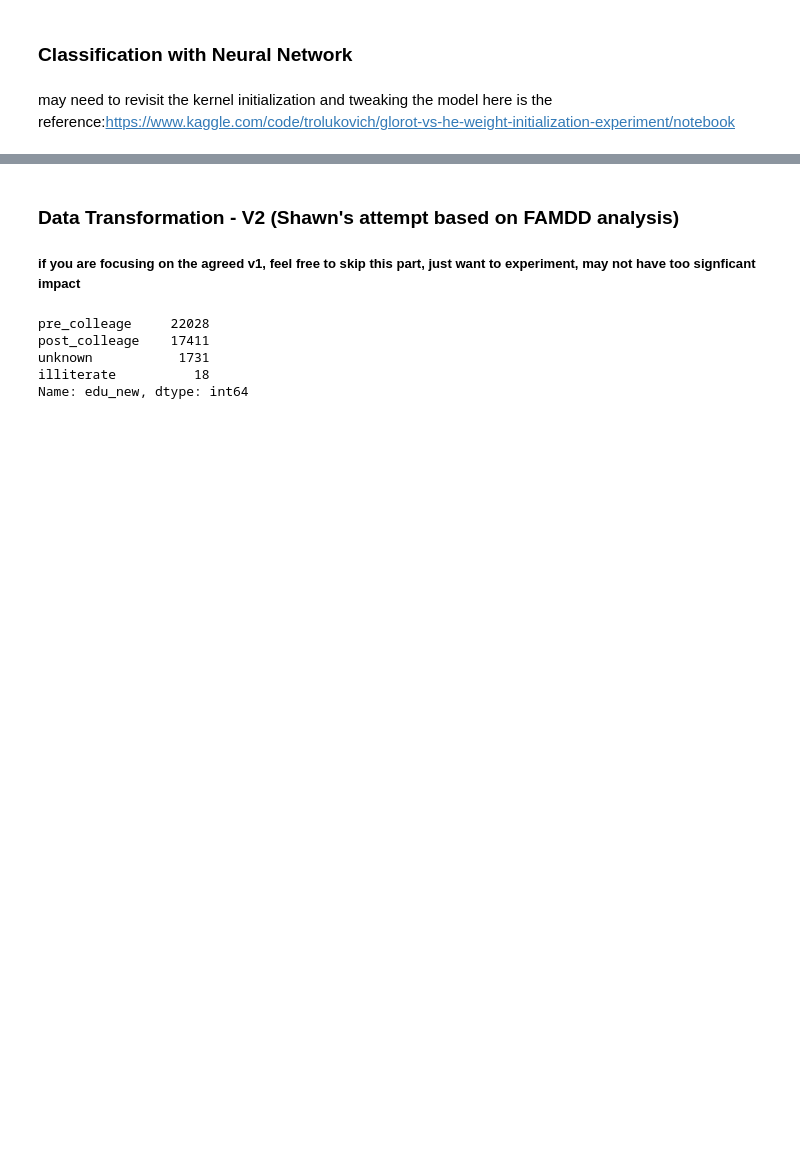
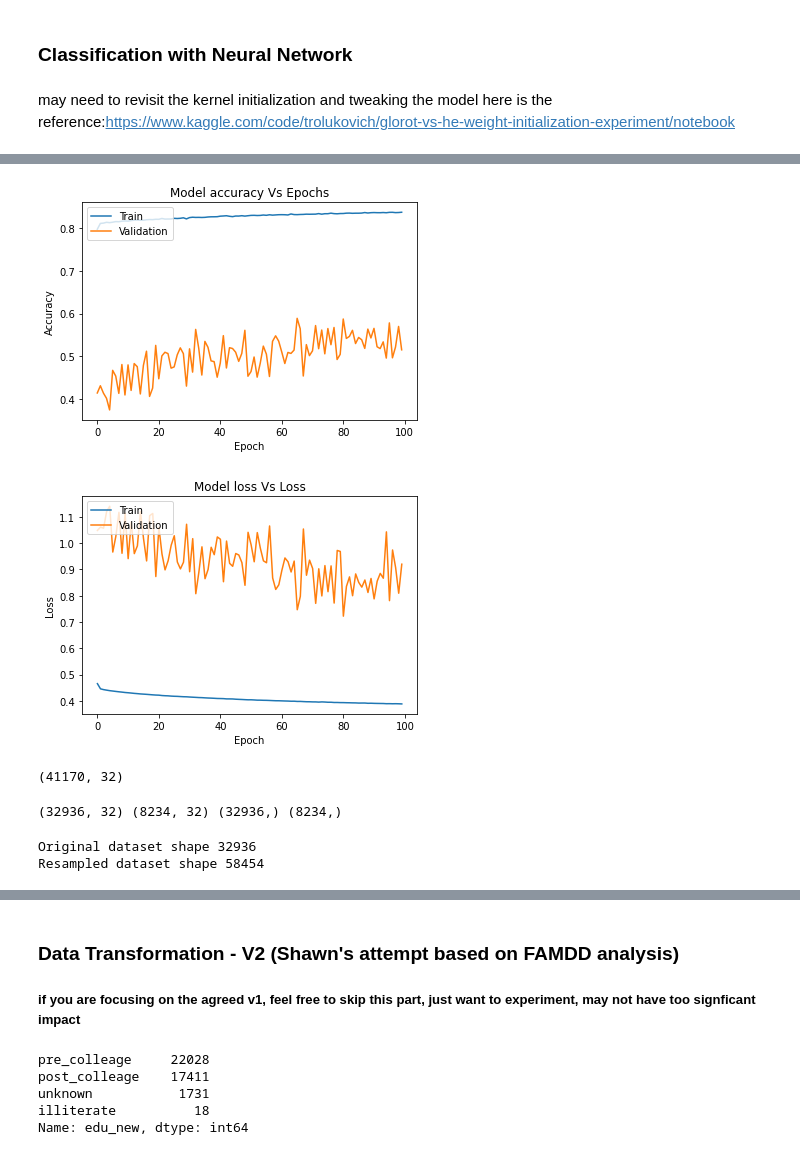
Before and after one commit to ShawnLiu119/Bank-Marketing_Clas-Clus-AppDev, a Jupyter notebook: BankMkting_classificationmodelling.ipynb, the cells around one changed output, grey strips where cells are left out. Cells and saved outputs as stored; diff of their text form; code cells hidden in the pictures; blank space fills up the shorter version.

```diff
--- a/BankMkting_classificationmodelling.ipynb
+++ b/BankMkting_classificationmodelling.ipynb
@@ -286,0 +287,30 @@ Epoch 97/100
+# %%
+plt.plot(model_history.history['accuracy'])
+plt.plot(model_history.history['val_accuracy'])
+plt.title('Model accuracy Vs Epochs')
+plt.ylabel('Accuracy')
+plt.xlabel('Epoch')
+plt.legend(['Train', 'Validation'], loc='upper left')
+plt.show()
+
+# summarize history for loss
+plt.plot(model_history.history['loss'])
+plt.plot(model_history.history['val_loss'])
+plt.title('Model loss Vs Loss')
+plt.ylabel('Loss')
+plt.xlabel('Epoch')
+plt.legend(['Train', 'Validation'], loc='upper left')
+plt.show()
+# %% [output]
+[figure, added]
+[figure, added]
+# %%
+df_raw_2 = pd.get_dummies(x)
+
+df_raw_2 = df_raw_2.drop(['marital_unknown', 'default_unknown', 'housing_unknown',
+                        'loan_unknown', 'edu_new_unknown', 'job_new_unknown',
+                        'day_of_week_fri', 'day_of_week_mon', 'day_of_week_thu',
+                        'day_of_week_tue', 'day_of_week_wed', 'season_winter'], axis=1)
+df_raw_2.shape
+# %% [output]
+(41170, 32)
@@ -286,0 +320,19 @@ Epoch 97/100
+# %%
+x_train2,x_test2,y_train2,y_test2 = train_test_split(x_2, y, test_size = 0.2, random_state=42)
+#take out stratify approach
+print(x_train2.shape,
+      x_test2.shape,
+      y_train2.shape,
+      y_test2.shape)
+# %% [output]
+(32936, 32) (8234, 32) (32936,) (8234,)
+# %%
+smote = SMOTE()
+
+x_s2, y_s2 = smote.fit_resample(x_train2, y_train2)
+
+print('Original dataset shape', len(x_train2))
+print('Resampled dataset shape', len(x_s2))
+# %% [output]
+Original dataset shape 32936
+Resampled dataset shape 58454
```
Also changed, not shown: parts of 24 cells of this notebook.
